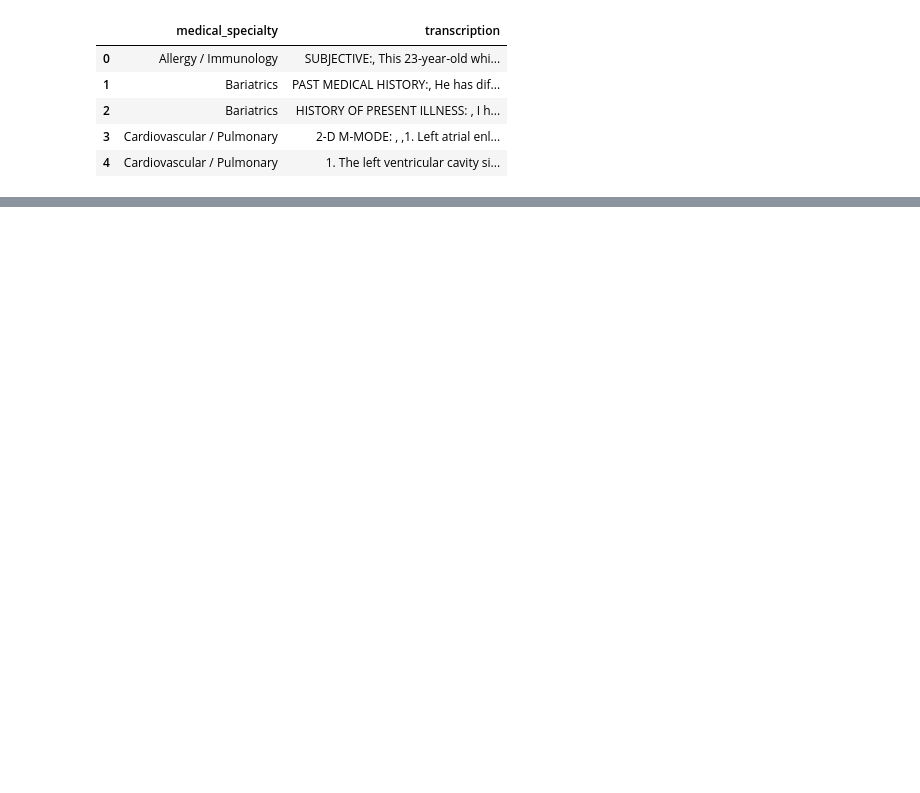
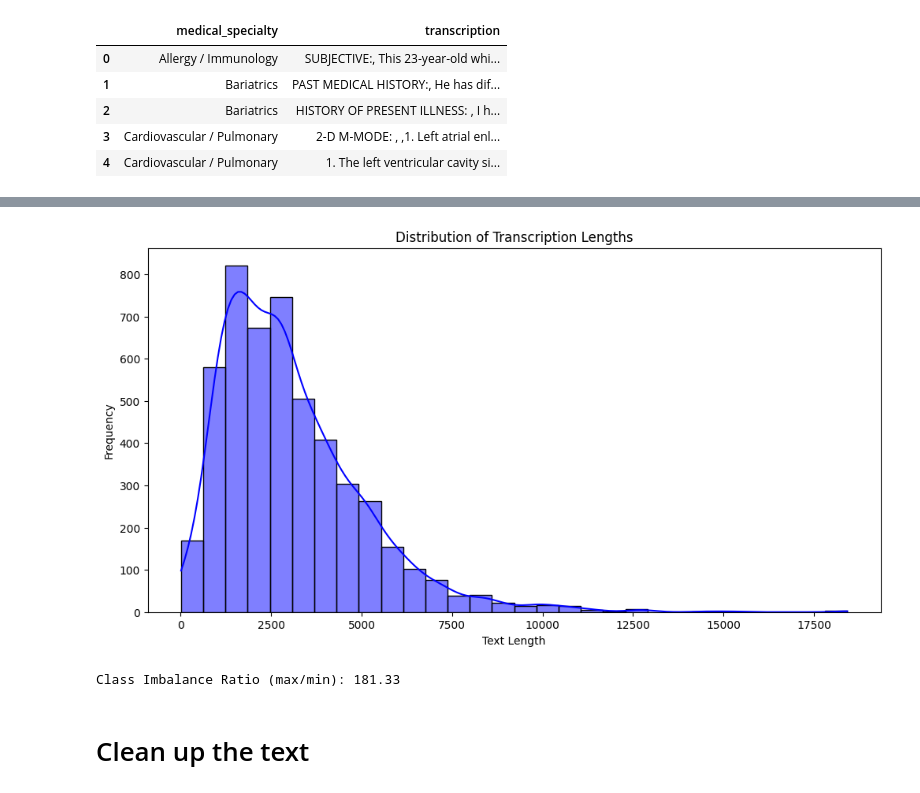
Before and after one commit to NourHabra/HealthCompass-AI, a Jupyter notebook: midterm.ipynb, the cells around one changed output, grey strips where cells are left out. Drawn from its saved outputs; the diff is of its cells as text; code cells hidden in the pictures; blank space fills up the shorter version.

```diff
--- a/midterm.ipynb
+++ b/midterm.ipynb
@@ -24,0 +113,4 @@ df.head()
+# %%
+df['text_length'] = df['transcription'].apply(len)
+print("\nText Length Statistics:")
+print(df['text_length'].describe())
@@ -24,0 +128,17 @@ df.head()
+# %%
+plt.figure(figsize=(12, 6))
+sns.histplot(df['text_length'], kde=True, bins=30, color='blue')
+plt.title('Distribution of Transcription Lengths')
+plt.xlabel('Text Length')
+plt.ylabel('Frequency')
+plt.show()
+# %% [output]
+[figure, added]
+# %%
+class_counts = df['medical_specialty'].value_counts()
+imbalance_ratio = class_counts.max() / class_counts.min()
+print(f"\nClass Imbalance Ratio (max/min): {imbalance_ratio:.2f}")
+# %% [output]
+Class Imbalance Ratio (max/min): 181.33
+# %% [markdown]
+# Clean up the text
```
Also changed, not shown: parts of 17 cells of this notebook.
